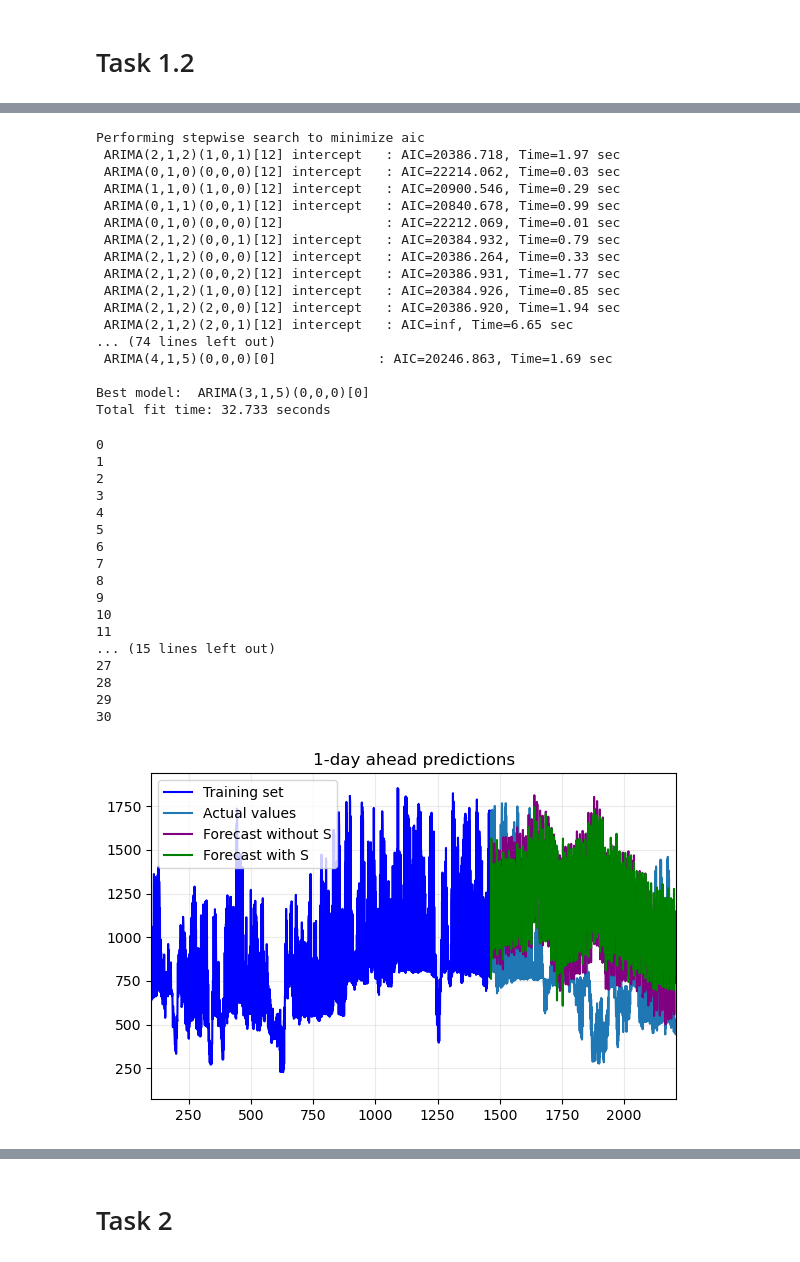
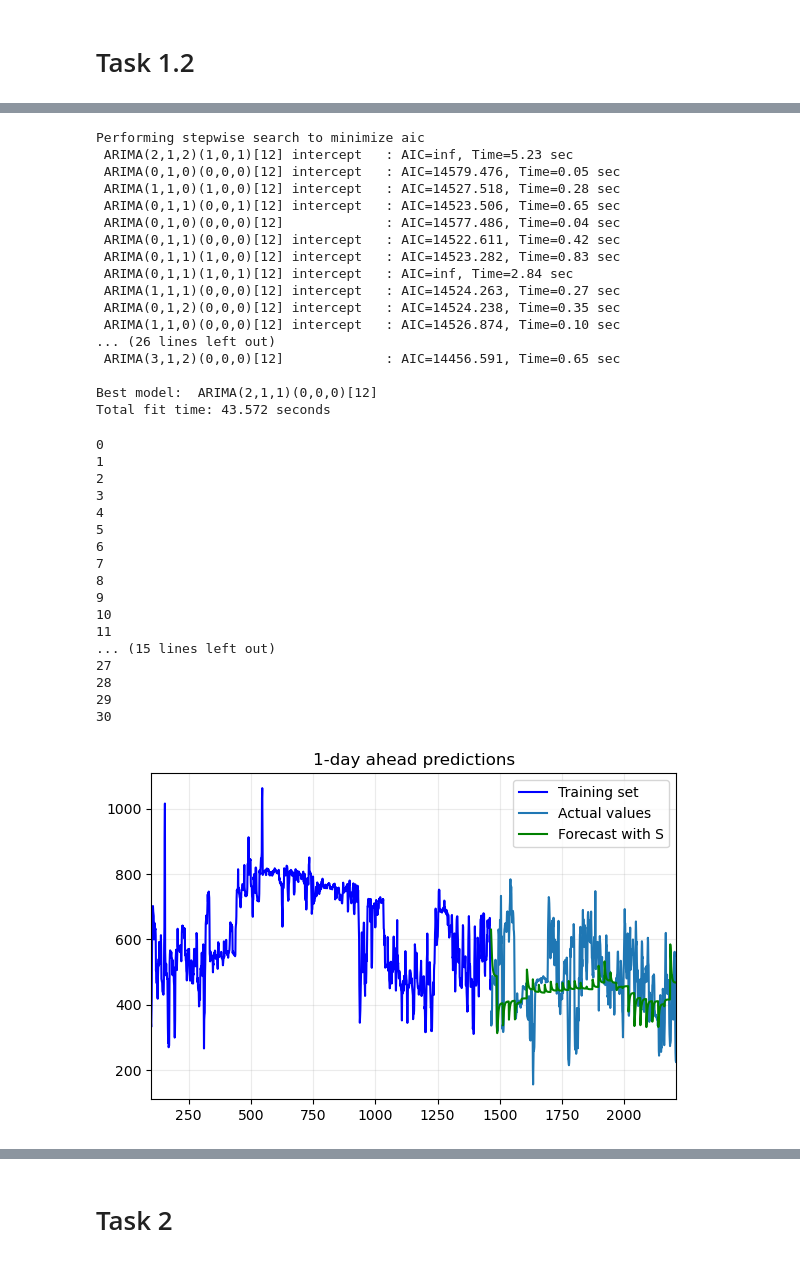
Before and after one commit to s175644/Energy-Analytics---assignment-2, a Jupyter notebook: Assignment_2_task_1,2&4.ipynb, the cells around one changed output, grey strips where cells are left out. Cells and saved outputs as stored; diff of their text form; code cells hidden in the pictures.

```diff
--- a/Assignment_2_task_1,2&4.ipynb
+++ b/Assignment_2_task_1,2&4.ipynb
@@ -131,25 +135,25 @@ Total fit time: 23.471 seconds
 
 # Create an empty list for the day ahead forecasts
 Forecasts_S = []
-Forecasts_noS = []
+#Forecasts_noS = []
 
 for i in range(31):
 
     # Generate forecast for the next 24-hour period
     frc_S = m_S.predict(n_periods=24)
-    frc_noS = m_noS.predict(n_periods=24)
+    #frc_noS = m_noS.predict(n_periods=24)
 
     # Divide the 24-hour forecast by 24 to get the forecast for each hour
     frc_S_per_hour = frc_S
-    frc_noS_per_hour = frc_noS
+    #frc_noS_per_hour = frc_noS
 
     # Append the forecast for each hour to the list
     Forecasts_S.extend(frc_S_per_hour)
-    Forecasts_noS.extend(frc_noS_per_hour)
+    #Forecasts_noS.extend(frc_noS_per_hour)
 
     # Update the model with new observations (24-hour period)
     m_S.update(test[i])  # Update with 24 observations
-    m_noS.update(test[i])  # Update with 24 observations
+    #m_noS.update(test[i])  # Update with 24 observations
 
     print(i)
 
@@ -159,9 +163,9 @@ plt.figure(figsize=(6, 4), dpi=100)
 plt.plot(np.arange(1,n_train+1), train, color = 'blue')
 plt.plot(np.arange(n_train+1,n_data+1), test)
 plt.plot(np.arange(n_train+1,n_train+1+len(Forecasts_S)), Forecasts_S, color = 'green')
-plt.plot(np.arange(n_train+1,n_train+1+len(Forecasts_noS)), Forecasts_noS, color = 'purple')
+#plt.plot(np.arange(n_train+1,n_train+1+len(Forecasts_noS)), Forecasts_noS, color = 'purple')
 plt.title("1-day ahead predictions")
-plt.legend(["Training set", "Actual values", "Forecast with S", "Forecast without S"])
+plt.legend(["Training set", "Actual values", "Forecast with Seasonality"])
 plt.xlim(100, n_data)
 plt.grid(alpha=0.25)
 plt.tight_layout()
@@ -230,10 +233,18 @@ RMSE for the persistence forecast:  248.88782621366917
 start_date = pd.Timestamp('2023-10-01 00:00:00')
 end_date = pd.Timestamp('2023-12-31 23:00:00')
 
+file_P = os.path.join(os.getcwd(),'ProdConData.csv')
+df_data = pd.read_csv(file_P)
+df_data["HourUTC"] = pd.to_datetime(df_data["HourUTC"])
+df_data = df_data.loc[df_data["HourUTC"].dt.year.isin([2019,2020,2021,2022,2023])]
+df_data = df_data[df_data['PriceArea'] == 'DK2']
+df_data = df_data.reset_index(drop=True)
+
 # Filter the data and reset indec
-data = df_data[(df_prices['HourUTC'] >= start_date) & (df_data['HourUTC'] <= end_date)]
+data = df_data[(df_prices["HourUTC"] >= start_date) & (df_data["HourUTC"] <= end_date)]
+data = data[(df_prices["HourUTC"].dt.date >= start_date.date()) & (df_prices["HourUTC"].dt.date <= end_date.date())]
 data = data.reset_index(drop=True)
-data = data[(df_prices['HourUTC'].dt.date >= start_date.date()) & (df_prices['HourUTC'].dt.date <= end_date.date())]
+
 CentralPowerMWH = data['CentralPowerMWh'].values
 centraltrain, centraltest = model_selection.train_test_split(CentralPowerMWH, test_size=744)
 
@@ -280,80 +294,80 @@ plt.show()
 # %%
 
 Central_S = pm.auto_arima(centraltrain, trace = True, seasonal=True, m = 12)
-Central_noS = pm.auto_arima(centraltrain, trace = True, seasonal=False)
+#Central_noS = pm.auto_arima(centraltrain, trace = True, seasonal=False)
 # %% [output]
 Performing stepwise search to minimize aic
- ARIMA(2,1,2)(1,0,1)[12] intercept   : AIC=20386.718, Time=1.97 sec
- ARIMA(0,1,0)(0,0,0)[12] intercept   : AIC=22214.062, Time=0.03 sec
- ARIMA(1,1,0)(1,0,0)[12] intercept   : AIC=20900.546, Time=0.29 sec
- ARIMA(0,1,1)(0,0,1)[12] intercept   : AIC=20840.678, Time=0.99 sec
- ARIMA(0,1,0)(0,0,0)[12]             : AIC=22212.069, Time=0.01 sec
- ARIMA(2,1,2)(0,0,1)[12] intercept   : AIC=20384.932, Time=0.79 sec
- ARIMA(2,1,2)(0,0,0)[12] intercept   : AIC=20386.264, Time=0.33 sec
- ARIMA(2,1,2)(0,0,2)[12] intercept   : AIC=20386.931, Time=1.77 sec
- ARIMA(2,1,2)(1,0,0)[12] intercept   : AIC=20384.926, Time=0.85 sec
- ARIMA(2,1,2)(2,0,0)[12] intercept   : AIC=20386.920, Time=1.94 sec
- ARIMA(2,1,2)(2,0,1)[12] intercept   : AIC=inf, Time=6.65 sec
-... (74 lines left out)
- ARIMA(4,1,5)(0,0,0)[0]             : AIC=20246.863, Time=1.69 sec
+ ARIMA(2,1,2)(1,0,1)[12] intercept   : AIC=inf, Time=5.23 sec
+ ARIMA(0,1,0)(0,0,0)[12] intercept   : AIC=14579.476, Time=0.05 sec
+ ARIMA(1,1,0)(1,0,0)[12] intercept   : AIC=14527.518, Time=0.28 sec
+ ARIMA(0,1,1)(0,0,1)[12] intercept   : AIC=14523.506, Time=0.65 sec
+ ARIMA(0,1,0)(0,0,0)[12]             : AIC=14577.486, Time=0.04 sec
+ ARIMA(0,1,1)(0,0,0)[12] intercept   : AIC=14522.611, Time=0.42 sec
+ ARIMA(0,1,1)(1,0,0)[12] intercept   : AIC=14523.282, Time=0.83 sec
+ ARIMA(0,1,1)(1,0,1)[12] intercept   : AIC=inf, Time=2.84 sec
+ ARIMA(1,1,1)(0,0,0)[12] intercept   : AIC=14524.263, Time=0.27 sec
+ ARIMA(0,1,2)(0,0,0)[12] intercept   : AIC=14524.238, Time=0.35 sec
+ ARIMA(1,1,0)(0,0,0)[12] intercept   : AIC=14526.874, Time=0.10 sec
+... (26 lines left out)
+ ARIMA(3,1,2)(0,0,0)[12]             : AIC=14456.591, Time=0.65 sec
 
-Best model:  ARIMA(3,1,5)(0,0,0)[0]
-Total fit time: 32.733 seconds
+Best model:  ARIMA(2,1,1)(0,0,0)[12]
+Total fit time: 43.572 seconds
 # %%
 
 Central_Forecasts_S = []
-Central_Forecasts_noS = []
+#Central_Forecasts_noS = []
 
 for i in range(31):
 
             # Generate forecast for the next 24-hour period
             frc_S = Central_S.predict(n_periods=24)
-            frc_noS = Central_noS.predict(n_periods=24)
+            #frc_noS = Central_noS.predict(n_periods=24)
 
             # Divide the 24-hour forecast by 24 to get the forecast for each hour
             frc_S_per_hour = frc_S
-            frc_noS_per_hour = frc_noS
+            #frc_noS_per_hour = frc_noS
 
             # Append the forecast for each hour to the list
             Central_Forecasts_S.extend(frc_S_per_hour)
-            Central_Forecasts_noS.extend(frc_noS_per_hour)
+            #Central_Forecasts_noS.extend(frc_noS_per_hour)
 
             # Update the model with new observations (24-hour period)
             Central_S.update(centraltest[i])  # Update with 24 observations
-            Central_noS.update(centraltest[i])  # Update with 24 observations
+            #Central_noS.update(centraltest[i])  # Update with 24 observations
 
             print(i)
 
 plt.figure(figsize=(6, 4), dpi=100)
 plt.plot(np.arange(1,n_train+1), centraltrain, color = 'blue')
 plt.plot(np.arange(n_train+1,n_data+1), centraltest)
-plt.plot(np.arange(n_train+1,n_train+1+len(Central_Forecasts_noS)), Central_Forecasts_noS, color = 'purple')
+#plt.plot(np.arange(n_train+1,n_train+1+len(Central_Forecasts_noS)), Central_Forecasts_noS, color = 'purple')
 plt.plot(np.arange(n_train+1,n_train+1+len(Central_Forecasts_S)), Central_Forecasts_S, color = 'green')
 plt.title("1-day ahead predictions")
-plt.legend(["Training set", "Actual values", "Forecast without S", "Forecast with S"])
+plt.legend(["Training set", "Actual values", "Forecast with S"])
 plt.xlim(100, n_data)
 plt.grid(alpha=0.25)
 plt.tight_layout()
 plt.show()
 # %% [output]
 0
 1
 2
 3
 4
 5
 6
 7
 8
 9
 10
 11
 ... (15 lines left out)
 27
 28
 29
 30
-[figure, old version]
+[figure, new version]
 # %%
 
 CentralPersistence = []
```
Also changed, not shown: parts of 11 cells of this notebook.
